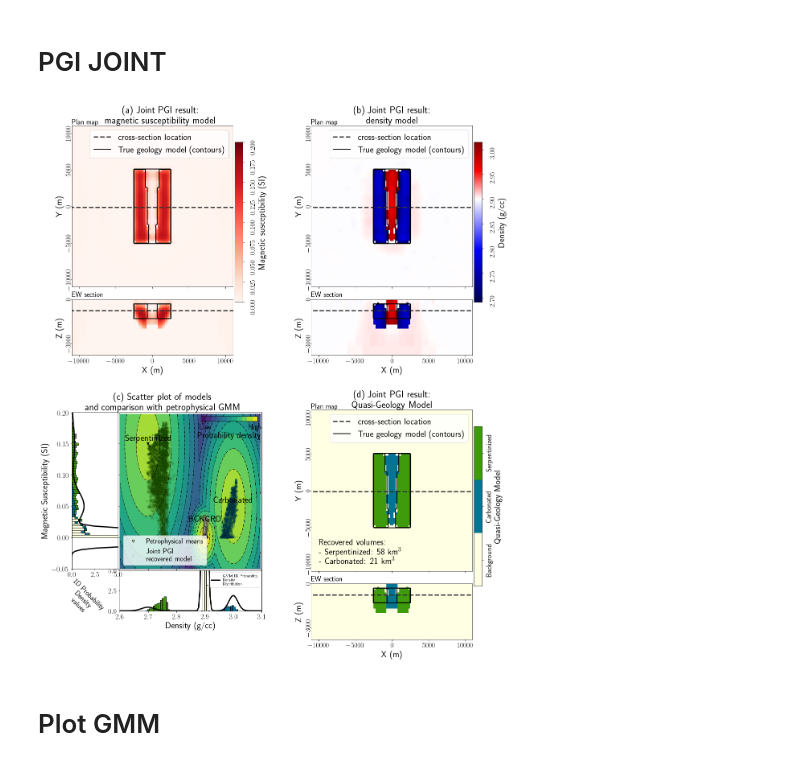
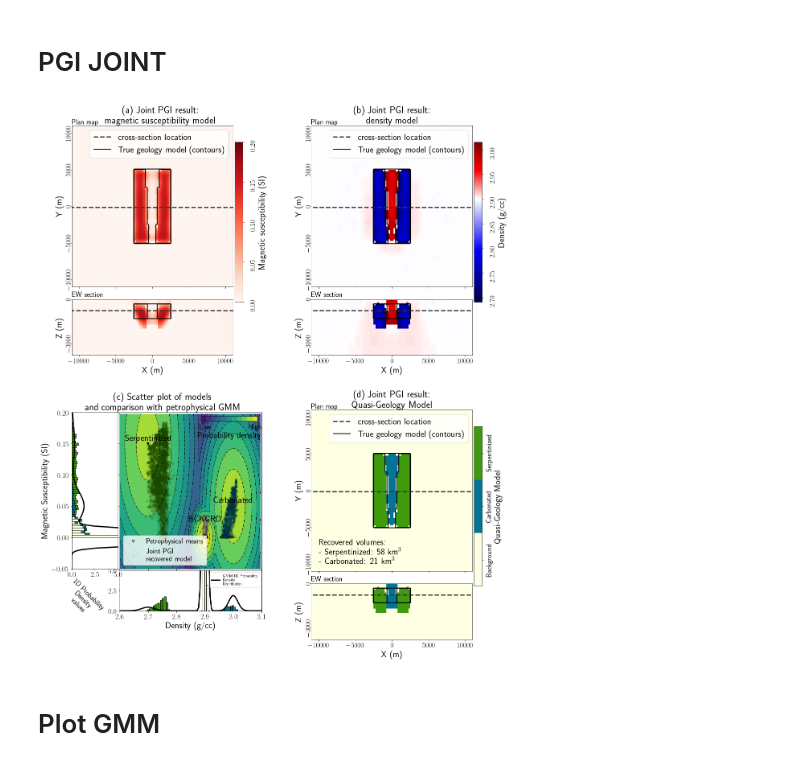
Before and after one commit to simpeg-research/Fast-Times-2021-Carbon-Mineralization, a Jupyter notebook: 3_blocks_model/Final_Visualization/MakeFigures-3blocks.ipynb, the cells around one changed output. Drawn from its saved outputs; the diff is of its cells as text; code cells hidden in the pictures.

```diff
--- a/3_blocks_model/Final_Visualization/MakeFigures-3blocks.ipynb
+++ b/3_blocks_model/Final_Visualization/MakeFigures-3blocks.ipynb
@@ -1236,0 +1244,5 @@ fig.savefig('Single-Physics-PGI-Gravity.png', dpi=200,bbox_inches='tight', pad_i
+# %%
+# create geology colorcode
+colors_oneunit = ["xkcd:off white", "#3f9b0b",] #,'#7CFC79', '#080A7F'
+seaborn.palplot(colors_oneunit)
+geocmap_oneunit = cm.ListedColormap(colors_oneunit, name='from_list', N=None)
@@ -1236,0 +1251,36 @@ fig.savefig('Single-Physics-PGI-Gravity.png', dpi=200,bbox_inches='tight', pad_i
+# %%
+plotting_dict_magnetic_pgi_oneunit = {
+    'mesh':mesh,
+    'plot_model':magnetic_pgi_oneunit,
+    'clim':[minsus,maxsus],
+    'cmap':'Reds',
+    'legend_cb':'Magnetic susceptibility (SI)',
+    'slicex':0.,
+    'slicey':0.,
+    'slicez': -750,
+    'plot_grid':False,
+    'plot_cb':True,
+    'title':'(a) Magnetic PGI\n(Only one magnetic unit rcok model)\n',
+    'titlesize':titlesize,
+    'labelsize':labelsize,
+    'ticksize':ticksize,
+}
+
+plotting_dict_magnetic_pgi_quasi_oneunit = {
+    'mesh':mesh,
+    'plot_model':quasi_geology_magnetic_oneunit,
+    'clim':[0,2],
+    'cmap':geocmap_oneunit,
+    'legend_cb':'Quasi-Geology model',
+    'is_geology':True,
+    'slicex':0.,
+    'slicey':0.,
+    'slicez': -750,
+    'plot_grid':False,
+    'plot_cb':False,
+    'title':'(b) Quasi-Geology Model from magnetic PGI\n(Only one magnetic unit rcok model)\n',
+    #'meshplotOpts':{'norm':norm_grav_model},
+    'titlesize':titlesize,
+    'labelsize':labelsize,
+    'ticksize':ticksize,
+}
@@ -1332,7 +1531,7 @@ for i, (dct,axx) in enumerate(zip(
     )
     cblist.append(cb)
 
-cblist[1].set_ticks()
+cblist[1].set_ticks([0.,0.05,0.1,0.15,0.2])
 ax_mag0.set_title('(a) Joint PGI result:\nmagnetic susceptibility model',fontsize=titlesize,x=0.55)
 
 for axx in [ax_grav,ax_mag,ax_geo]:
@@ -1384,34 +1583,34 @@ ax1.set_title(
 )
 ax1.scatter(
     2.9+gravity_jnt, magnetic_jnt,
     c=quasi_geology_jnt,cmap=geocmap,
     s=20,alpha=0.1,edgecolors='k', label='Joint PGI\nrecovered model'
 )
 ax1.legend(fontsize=18,loc=3)
 
 # details of side panels
 ax0.hist(
     [2.9+gravity_jnt[quasi_geology_jnt==i] for i in range(3)],
     density=True,bins=50,stacked=True, color=colors, edgecolor='k'
 )
 ax0.set_ylim([0,5])
 ax0.set_xlabel('Density (g/cc)', fontsize=labelsize)
 ax0.set_ylabel('')
 
 ax2.hist(
     [magnetic_jnt[quasi_geology_jnt==i] for i in range(3)],
     density=True,bins=50,orientation="horizontal",stacked=True,
     color=colors, edgecolor='k'
 )
 ax2.set_xlim([0,5])
 ax2.set_xlabel('1D Probability\nDensity\nvalues',fontsize=18,
                rotation=-45, labelpad=0,x=0.25)
 ax2.set_ylabel('Magnetic Susceptibility (SI)', fontsize=labelsize)
 ax2.get_legend().remove()
 
 plt.show()
 # %% [output]
-[figure, old version]
+[figure, new version]
 # %%
 fig.savefig('joint-PGI.png', dpi=150,bbox_inches='tight', pad_inches=0.1)
 # %% [markdown]
```
Also changed, not shown: parts of 7 cells of this notebook, 29 other files.
